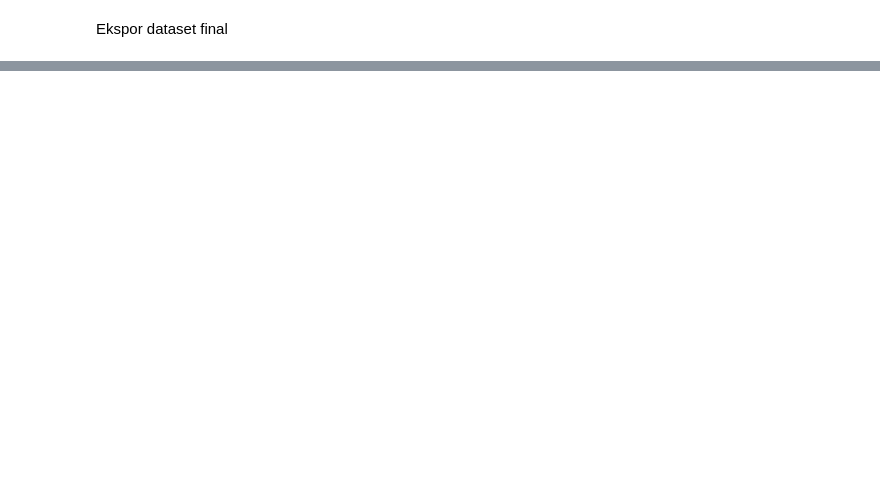
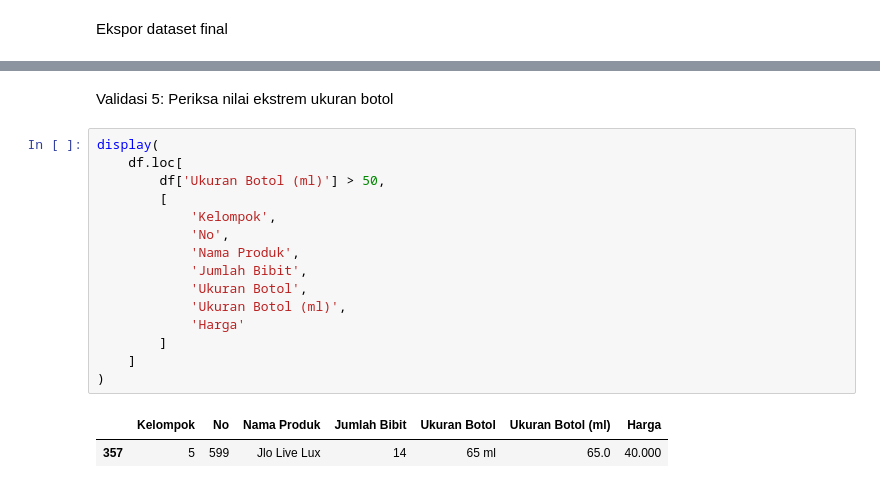
Before and after one commit to kyandap/UAS-Prak-Data-Mining-Parfum, a Jupyter notebook: 01_eda_preprocessing.ipynb, the cells around one changed output, grey strips where cells are left out. Saved outputs shown, nothing was run; the diff lists cells and outputs as text; blank space fills up the shorter version.

```diff
--- a/01_eda_preprocessing.ipynb
+++ b/01_eda_preprocessing.ipynb
@@ -2587,0 +2923,20 @@ files.download('Dataset_Parfum_Final.csv')
+# %% [markdown]
+Validasi 5: Periksa nilai ekstrem ukuran botol
+# %%
+display(
+    df.loc[
+        df['Ukuran Botol (ml)'] > 50,
+        [
+            'Kelompok',
+            'No',
+            'Nama Produk',
+            'Jumlah Bibit',
+            'Ukuran Botol',
+            'Ukuran Botol (ml)',
+            'Harga'
+        ]
+    ]
+)
+# %% [output]
+|  | Kelompok | No | Nama Produk | Jumlah Bibit | Ukuran Botol | Ukuran Botol (ml) | Harga |
+| 357 | 5 | 599 | Jlo Live Lux | 14 | 65 ml | 65.0 | 40.000 |
```
Also changed, not shown: parts of 22 cells of this notebook.
